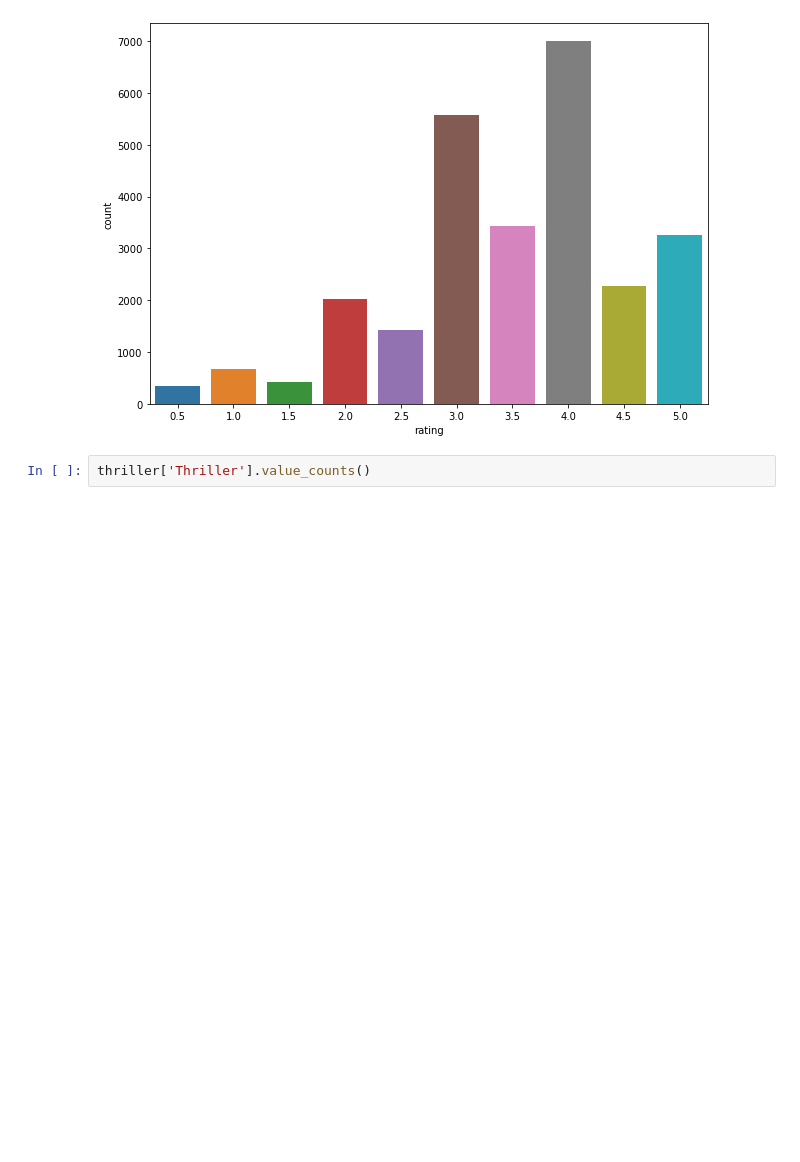
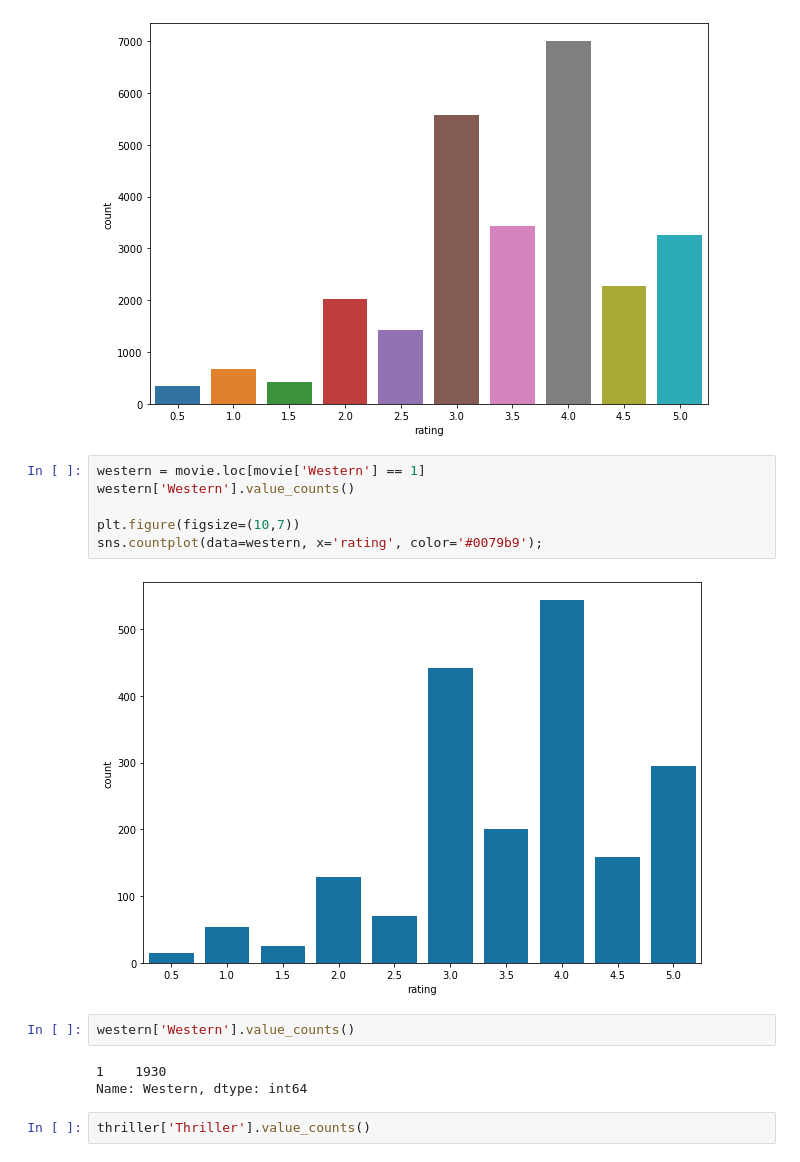
Before and after one commit to MackoyS/movielens-recommendation-system, a Jupyter notebook: movie_recc_system.ipynb, the cells around one changed output. Saved outputs shown, nothing was run; the diff lists cells and outputs as text; blank space fills up the shorter version.

```diff
--- a/movie_recc_system.ipynb
+++ b/movie_recc_system.ipynb
@@ -518,6 +552,19 @@ plt.figure(figsize=(10,7))
 sns.countplot(data=thriller, x='rating');
 # %% [output]
 [figure]
+# %%
+western = movie.loc[movie['Western'] == 1]
+western['Western'].value_counts()
+
+plt.figure(figsize=(10,7))
+sns.countplot(data=western, x='rating', color='#0079b9');
+# %% [output]
+[figure, added]
+# %%
+western['Western'].value_counts()
+# %% [output]
+1    1930
+Name: Western, dtype: int64
 # %%
 thriller['Thriller'].value_counts()
 # %% [output]
```
Also changed, not shown: parts of 10 cells of this notebook.
